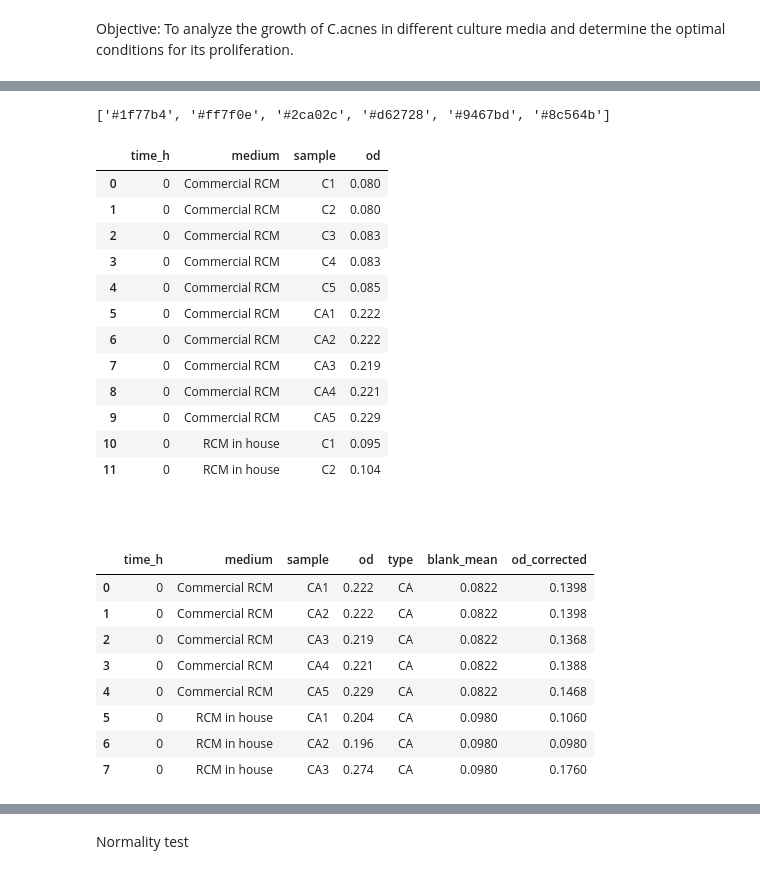
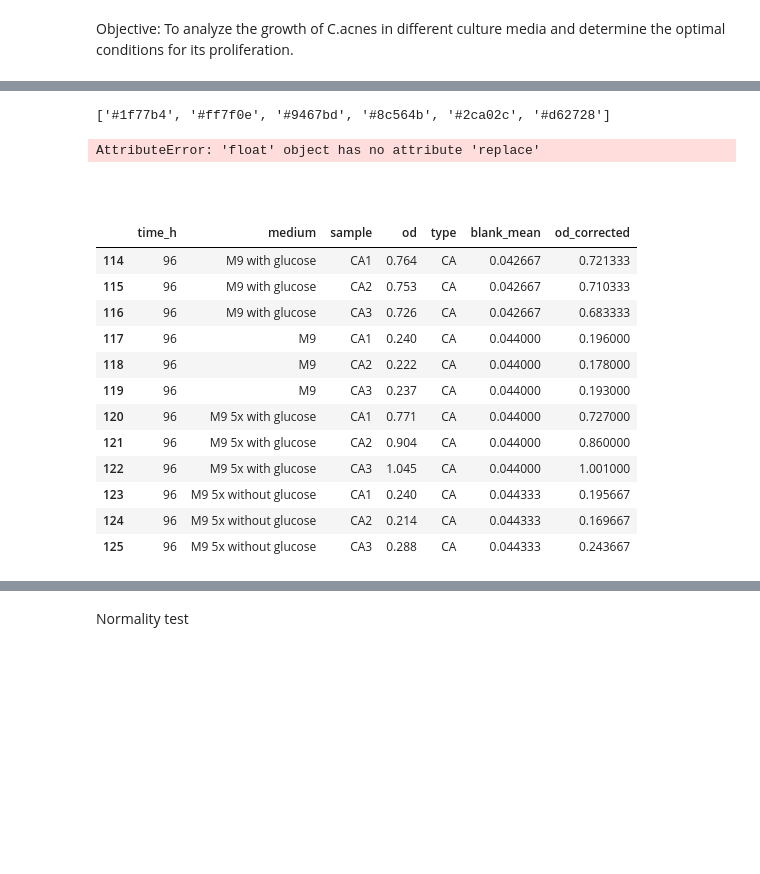
Before and after one commit to Marcosv21/Sialic_Acid_Cross-Feeding-Staphylococcus_aureus_and_Commensals_in_Atopic_Dermatitis., a Jupyter notebook: in_vitro_analysis/growth_analysis.ipynb, the cells around one changed output, grey strips where cells are left out. Saved outputs shown, nothing was run; the diff lists cells and outputs as text; code cells hidden in the pictures; blank space fills up the shorter version.

```diff
--- a/in_vitro_analysis/growth_analysis.ipynb
+++ b/in_vitro_analysis/growth_analysis.ipynb
@@ -54,24 +51,27 @@ display(df)
 # %%
 # Definig the colors for each medium
 colors = {
-    'Commercial RCM': '#1f77b4',        # Azul
-    'RCM in house': '#ff7f0e',            # Laranja
-    'RCM without glicose': '#2ca02c',      # Verde
-    'RCM without glu. And starch': '#d62728', # Vermelho
-    'M9': '#9467bd',                   # Roxo
-    'M9 with glicose': '#8c564b'        # Marrom
+    'RCM without glucose': '#1f77b4',        # Azul
+    'In-house RCM': '#ff7f0e',            # Laranja
+    'M9': '#2ca02c',      # Verde
+    'M9 with glucose': '#d62728', # Vermelho
+    'M9 5x without glucose': '#9467bd',                   # Roxo
+    'M9 5x with glucose': '#8c564b'        # Marrom
 }
-test_colors = [colors[medium] for medium in ['Commercial RCM', 'RCM in house', 'RCM without glicose', 'RCM without glu. And starch', 'M9', 'M9 with glicose']]
+test_colors = [colors[medium] for medium in ['RCM without glucose', 'In-house RCM', 'M9 5x without glucose', 'M9 5x with glucose', 'M9', 'M9 with glucose']]
 print(test_colors)
 # %% [output]
-['#1f77b4', '#ff7f0e', '#2ca02c', '#d62728', '#9467bd', '#8c564b']
+['#1f77b4', '#ff7f0e', '#9467bd', '#8c564b', '#2ca02c', '#d62728']
 # %%
 import pandas as pd
 
 # Read without header and as text: the file has stacked blocks and decimal commas
-raw = pd.read_csv("/home/marcos/in vitro/growth_rcmxm9C.acnes/Experiment1/growth_data.csv", header=None, dtype=str)
+raw = pd.read_csv("/home/marcos/in vitro/growth_rcmxm9C.acnes/Experiment/growth_data.csv", header=None, dtype=str)
 
-sample_cols = ["C1", "C2", "C3", "C4", "C5", "CA1", "CA2", "CA3", "CA4", "CA5", "CA6"]
+# Exp 1: sample_cols = ["C1", "C2", "C3", "C4", "C5", "CA1", "CA2", "CA3", "CA4", "CA5", "CA6"]
+# sample_cols = ["C1", "C2", "C3", "CA1", "CA2", "CA3"]
+# For total experiment:
+sample_cols = ['C1', 'C2', 'C3', 'C4', 'C5', 'C6', 'C7', 'C8', 'C9', 'C10', 'C11', 'CA1', 'CA2', 'CA3', 'CA4', 'CA5', 'CA6', 'CA7', 'CA8', 'CA9', 'CA10', 'CA11']
 
 records = []
 current_time = None
@@ -99,52 +99,45 @@ for _, row in raw.iterrows():
 
 tidy = pd.DataFrame(records)
 tidy.head(12)
+tidy.tail(12)
 # %% [output]
-|  | time_h | medium | sample | od |
-| 0 | 0 | Commercial RCM | C1 | 0.080 |
-| 1 | 0 | Commercial RCM | C2 | 0.080 |
-| 2 | 0 | Commercial RCM | C3 | 0.083 |
-| 3 | 0 | Commercial RCM | C4 | 0.083 |
-| 4 | 0 | Commercial RCM | C5 | 0.085 |
-| 5 | 0 | Commercial RCM | CA1 | 0.222 |
-| 6 | 0 | Commercial RCM | CA2 | 0.222 |
-| 7 | 0 | Commercial RCM | CA3 | 0.219 |
-| 8 | 0 | Commercial RCM | CA4 | 0.221 |
-| 9 | 0 | Commercial RCM | CA5 | 0.229 |
-| 10 | 0 | RCM in house | C1 | 0.095 |
-| 11 | 0 | RCM in house | C2 | 0.104 |
+AttributeError: 'float' object has no attribute 'replace'
 # %% [markdown]
 ##
 # %%
 import numpy as np
 
 # Label each sample: "CA" = culture (medium + bacteria), "C" = blank (medium only)
 tidy["type"] = np.where(tidy["sample"].str.startswith("CA"), "CA", "C")
 
 # Mean OD of the blanks (C1-C5) for each medium and time point
 blanks = (
     tidy[tidy["type"] == "C"]
     .groupby(["time_h", "medium"])["od"]
     .mean()
     .rename("blank_mean")
     .reset_index()
 )
 
 # Attach the blank mean to every CA row, then subtract
 cultures = tidy[tidy["type"] == "CA"].merge(blanks, on=["time_h", "medium"])
 cultures["od_corrected"] = cultures["od"] - cultures["blank_mean"]
 
-cultures.head(8)
+cultures.tail(12)
 # %% [output]
 |  | time_h | medium | sample | od | type | blank_mean | od_corrected |
-| 0 | 0 | Commercial RCM | CA1 | 0.222 | CA | 0.0822 | 0.1398 |
-| 1 | 0 | Commercial RCM | CA2 | 0.222 | CA | 0.0822 | 0.1398 |
-| 2 | 0 | Commercial RCM | CA3 | 0.219 | CA | 0.0822 | 0.1368 |
-| 3 | 0 | Commercial RCM | CA4 | 0.221 | CA | 0.0822 | 0.1388 |
-| 4 | 0 | Commercial RCM | CA5 | 0.229 | CA | 0.0822 | 0.1468 |
-| 5 | 0 | RCM in house | CA1 | 0.204 | CA | 0.0980 | 0.1060 |
-| 6 | 0 | RCM in house | CA2 | 0.196 | CA | 0.0980 | 0.0980 |
-| 7 | 0 | RCM in house | CA3 | 0.274 | CA | 0.0980 | 0.1760 |
+| 114 | 96 | M9 with glucose | CA1 | 0.764 | CA | 0.042667 | 0.721333 |
+| 115 | 96 | M9 with glucose | CA2 | 0.753 | CA | 0.042667 | 0.710333 |
+| 116 | 96 | M9 with glucose | CA3 | 0.726 | CA | 0.042667 | 0.683333 |
+| 117 | 96 | M9 | CA1 | 0.240 | CA | 0.044000 | 0.196000 |
+| 118 | 96 | M9 | CA2 | 0.222 | CA | 0.044000 | 0.178000 |
+| 119 | 96 | M9 | CA3 | 0.237 | CA | 0.044000 | 0.193000 |
+| 120 | 96 | M9 5x with glucose | CA1 | 0.771 | CA | 0.044000 | 0.727000 |
+| 121 | 96 | M9 5x with glucose | CA2 | 0.904 | CA | 0.044000 | 0.860000 |
+| 122 | 96 | M9 5x with glucose | CA3 | 1.045 | CA | 0.044000 | 1.001000 |
+| 123 | 96 | M9 5x without glucose | CA1 | 0.240 | CA | 0.044333 | 0.195667 |
+| 124 | 96 | M9 5x without glucose | CA2 | 0.214 | CA | 0.044333 | 0.169667 |
+| 125 | 96 | M9 5x without glucose | CA3 | 0.288 | CA | 0.044333 | 0.243667 |
 # %%
 # Mean and standard deviation of the corrected OD for each medium and time
 summary = (
```
Also changed, not shown: parts of 10 cells of this notebook, 5 other files.
